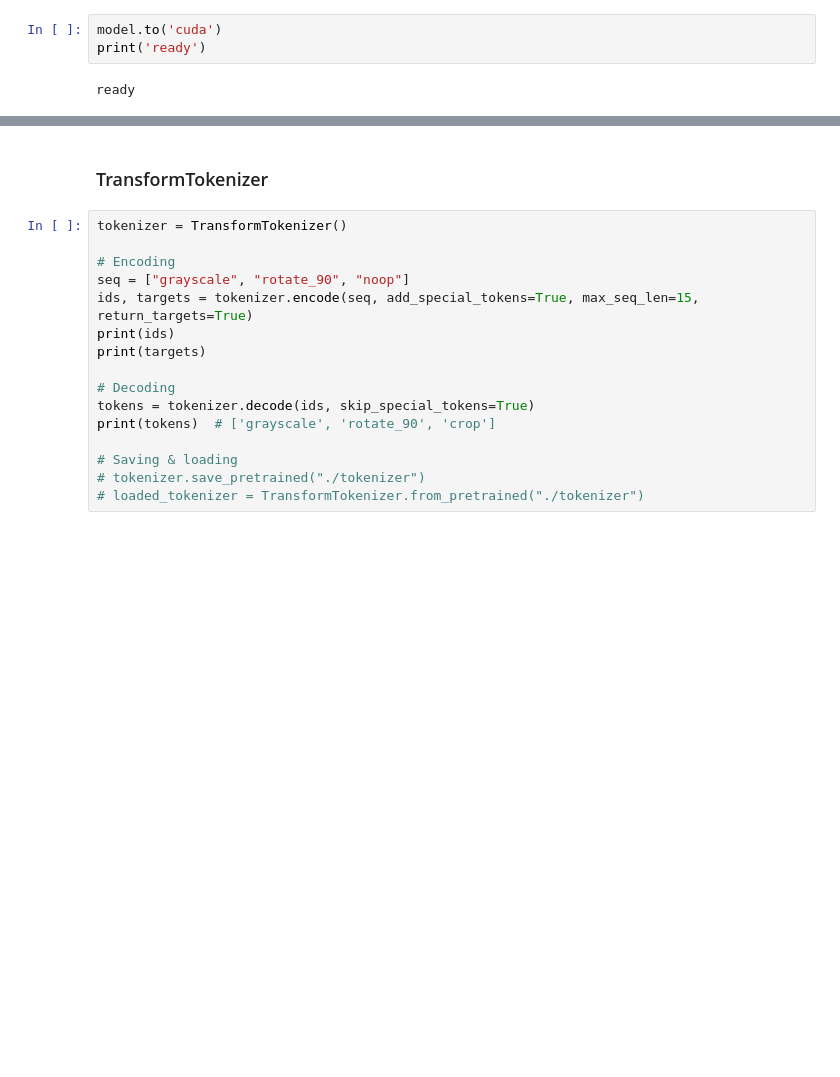
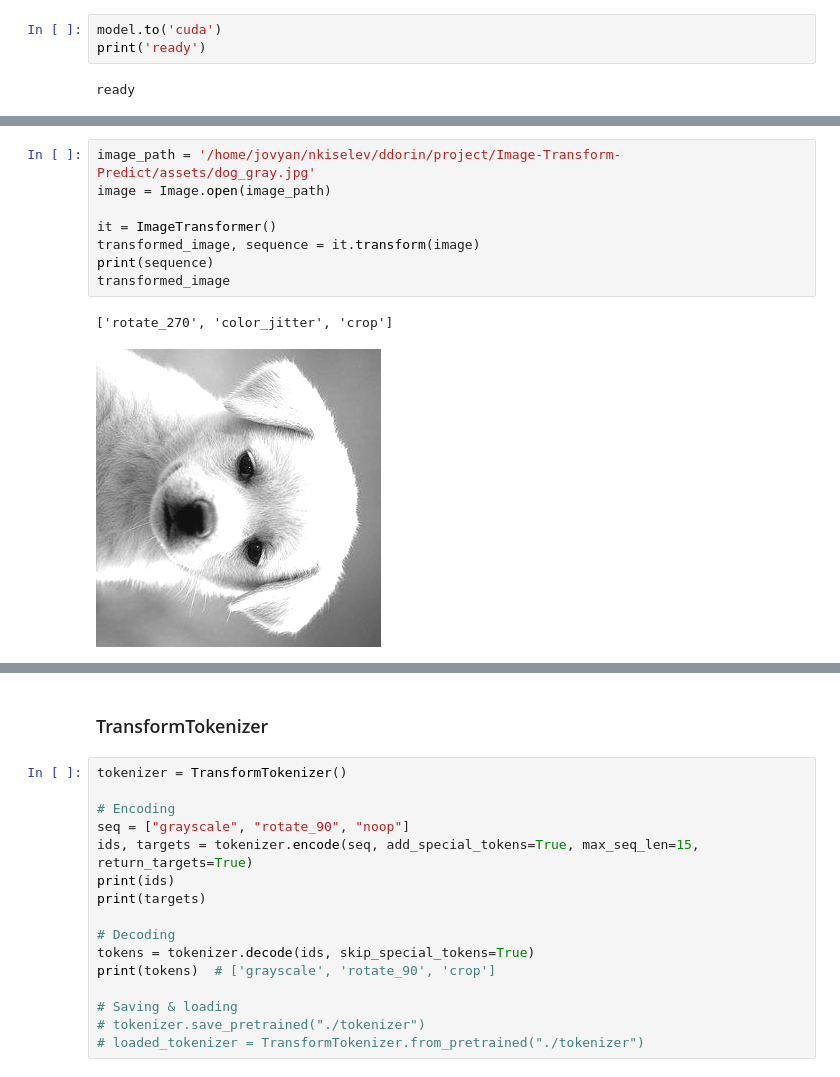
Before and after one commit to DorinDaniil/Image-Transform-Predict, a Jupyter notebook: experiments.ipynb, the cells around one changed output, grey strips where cells are left out. Cells and saved outputs as stored; diff of their text form; blank space fills up the shorter version.

```diff
--- a/experiments.ipynb
+++ b/experiments.ipynb
@@ -63,0 +74,11 @@ ready
+# %%
+image_path = '/home/jovyan/nkiselev/ddorin/project/Image-Transform-Predict/assets/dog_gray.jpg'
+image = Image.open(image_path)
+
+it = ImageTransformer()
+transformed_image, sequence = it.transform(image)
+print(sequence)
+transformed_image
+# %% [output]
+['rotate_270', 'color_jitter', 'crop']
+[figure, added]
```
Also changed, not shown: parts of 4 cells of this notebook, 4 other files.
